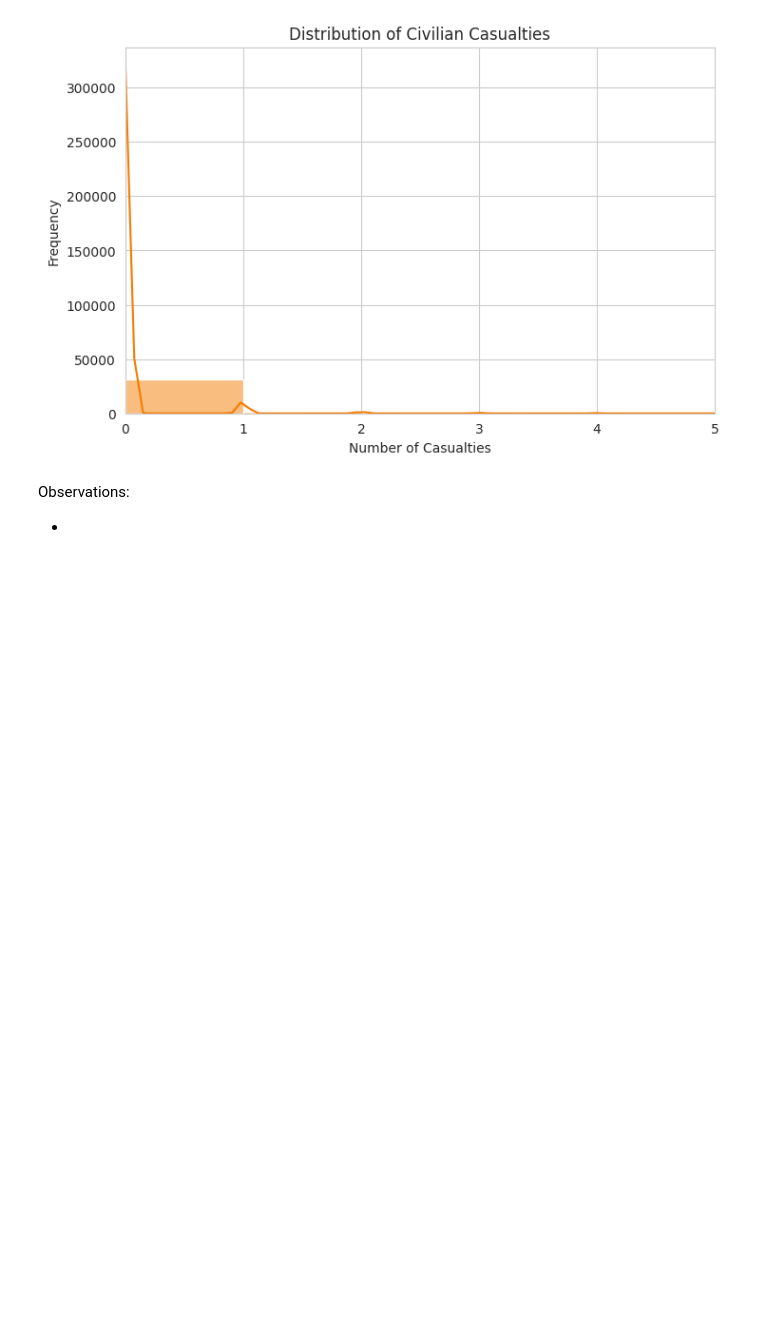
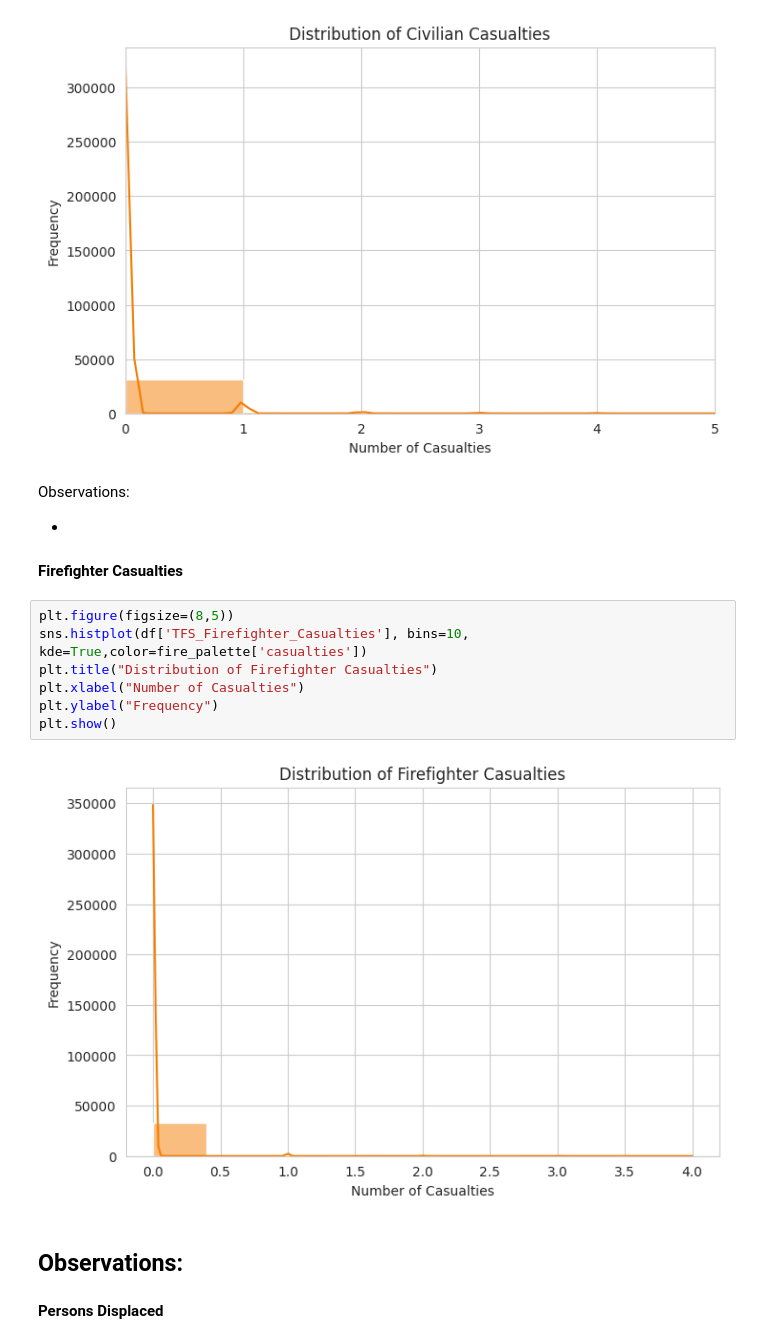
Before and after one commit to murisettysharmila28-creator/MachineLearning, a Jupyter notebook: ML_v1.ipynb, the cells around one changed output. Saved outputs shown, nothing was run; the diff lists cells and outputs as text; blank space fills up the shorter version.

```diff
--- a/ML_v1.ipynb
+++ b/ML_v1.ipynb
@@ -368,3 +368,19 @@ plt.show()
 Observations:
 
 -
+# %% [markdown]
+**Firefighter Casualties**
+# %%
+plt.figure(figsize=(8,5))
+sns.histplot(df['TFS_Firefighter_Casualties'], bins=10, kde=True,color=fire_palette['casualties'])
+plt.title("Distribution of Firefighter Casualties")
+plt.xlabel("Number of Casualties")
+plt.ylabel("Frequency")
+plt.show()
+# %% [output]
+[figure, added]
+# %% [markdown]
+Observations:
+-
+# %% [markdown]
+**Persons Displaced**
```
